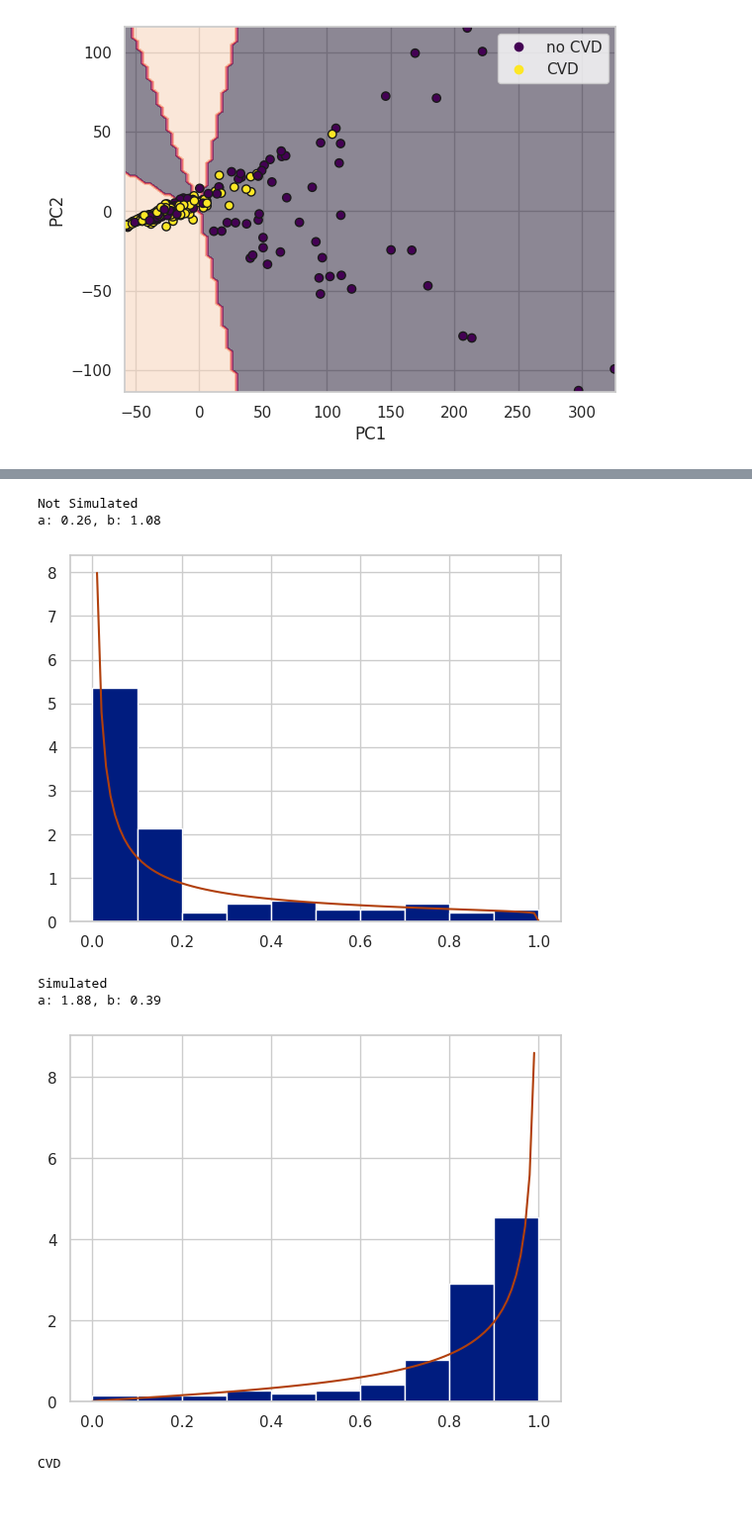
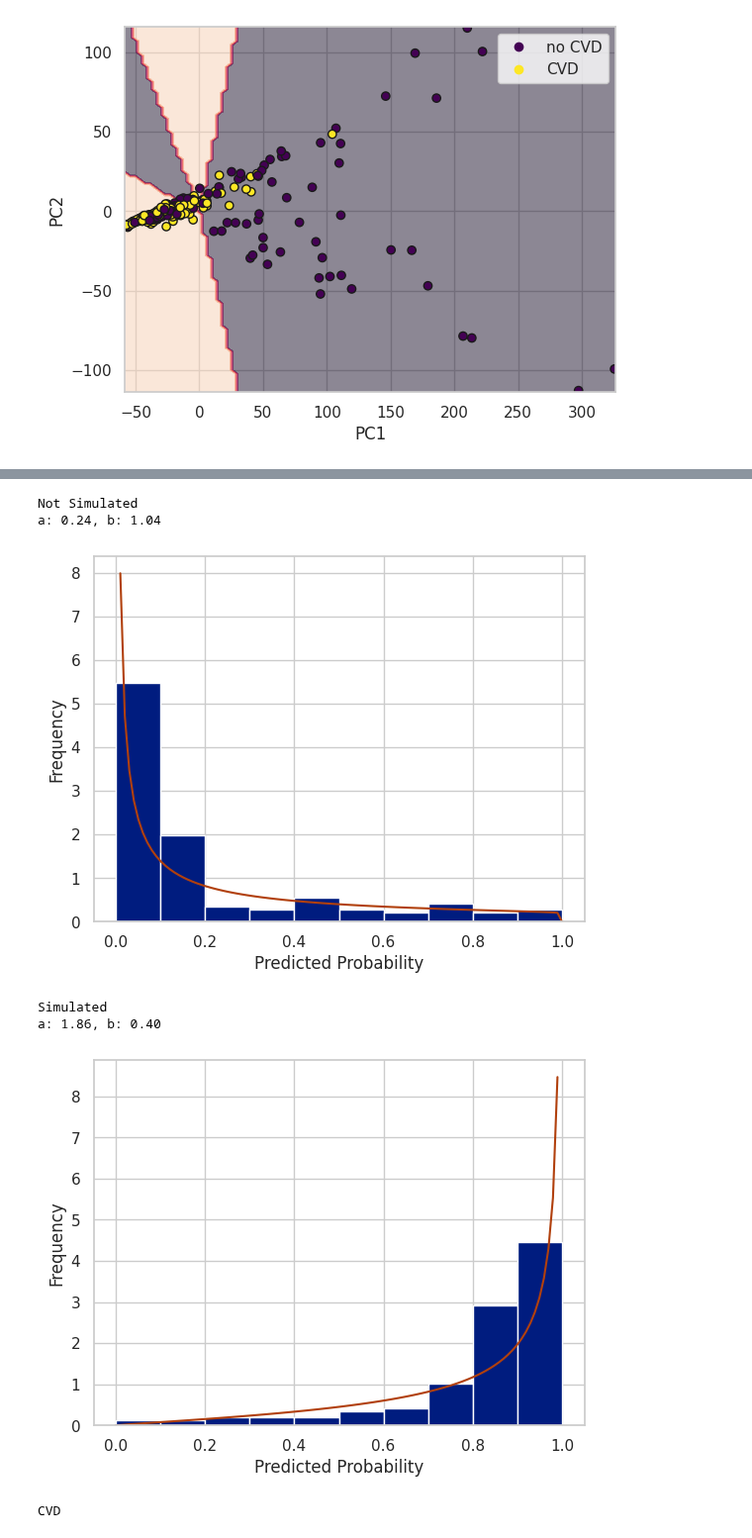
Before and after one commit to TimBerti/ssvep-cvd, a Jupyter notebook: notebooks/svm_eval.ipynb, the cells around one changed output, grey strips where cells are left out. Shown at 99% size. Saved outputs shown, nothing was run; the diff lists cells and outputs as text; code cells hidden in the pictures; blank space fills up the shorter version.

```diff
--- a/notebooks/svm_eval.ipynb
+++ b/notebooks/svm_eval.ipynb
@@ -146,7 +146,10 @@ plt.show()
 X_cvd = np.load('../data/X_cvd.npy')
 y_cvd = np.load('../data/y_cvd.npy')
 groups_cvd = np.load('../data/groups_cvd.npy')
-severities_cvd = np.load('../data/severities_cvd.npy')
+
+X_cvd = X_cvd[y_cvd == 0]
+groups_cvd = groups_cvd[y_cvd == 0]
+y_cvd = np.abs(y_cvd[y_cvd == 0] - 1)
 # %%
 y_pred_cvd = pipeline.predict(X_cvd)
 y_pred_proba_cvd = pipeline.predict_proba(X_cvd)
@@ -187,43 +171,43 @@ simulated = np.concatenate((simulated, np.linspace(0, 1, 20)))
 not_simulated = np.concatenate((not_simulated, np.linspace(0, 1, 20)))
 
 mu_not_simulated = np.mean(not_simulated)
 sigma_not_simulated = np.std(not_simulated)
 a_not_simulated = mu_not_simulated*(mu_not_simulated*(1-mu_not_simulated)/sigma_not_simulated**2 - 1)
 b_not_simulated = (1-mu_not_simulated)*(mu_not_simulated*(1-mu_not_simulated)/sigma_not_simulated**2 - 1)
 
 mu_simulated = np.mean(simulated)
 sigma_simulated = np.std(simulated)
 a_simulated = mu_simulated*(mu_simulated*(1-mu_simulated)/sigma_simulated**2 - 1)
 b_simulated = (1-mu_simulated)*(mu_simulated*(1-mu_simulated)/sigma_simulated**2 - 1)
 
-# regularization_strength = 0.25
-# a_not_simulated += regularization_strength * (1 - a_not_simulated)
-# b_not_simulated += regularization_strength * (1 - b_not_simulated)
-# a_simulated += regularization_strength * (1 - a_simulated)
-# b_simulated += regularization_strength * (1 - b_simulated)
-
 print('Not Simulated')
 print(f'a: {a_not_simulated:.2f}, b: {b_not_simulated:.2f}')
 plt.hist(not_simulated, density=True)
 plt.plot(np.linspace(0, 1, 100), beta.pdf(np.linspace(0, 1, 100), a_not_simulated, b_not_simulated))
+plt.xlabel('Predicted Probability')
+plt.ylabel('Frequency')
 plt.show()
 
 print('Simulated')
 print(f'a: {a_simulated:.2f}, b: {b_simulated:.2f}')
 plt.hist(simulated, density=True)
 plt.plot(np.linspace(0, 1, 100), beta.pdf(np.linspace(0, 1, 100), a_simulated, b_simulated))
+plt.xlabel('Predicted Probability')
+plt.ylabel('Frequency')
 plt.show()
 
 print('CVD')
-plt.hist(y_pred_proba_cvd[y_cvd == 0][:, 1], density=True)
+plt.hist(y_pred_proba_cvd[:, 1], density=True)
 plt.plot(np.linspace(0, 1, 100), beta.pdf(np.linspace(0, 1, 100), a_not_simulated, b_not_simulated))
 plt.plot(np.linspace(0, 1, 100), beta.pdf(np.linspace(0, 1, 100), a_simulated, b_simulated))
+plt.xlabel('Predicted Probability')
+plt.ylabel('Frequency')
 plt.show()
 # %% [output]
 Not Simulated
-a: 0.26, b: 1.08
+a: 0.24, b: 1.04
-[figure, old version]
+[figure, new version]
 Simulated
-a: 1.88, b: 0.39
+a: 1.86, b: 0.40
-[figure, old version]
+[figure, new version]
 CVD
```
Also changed, not shown: parts of 5 cells of this notebook, 8 other files.
